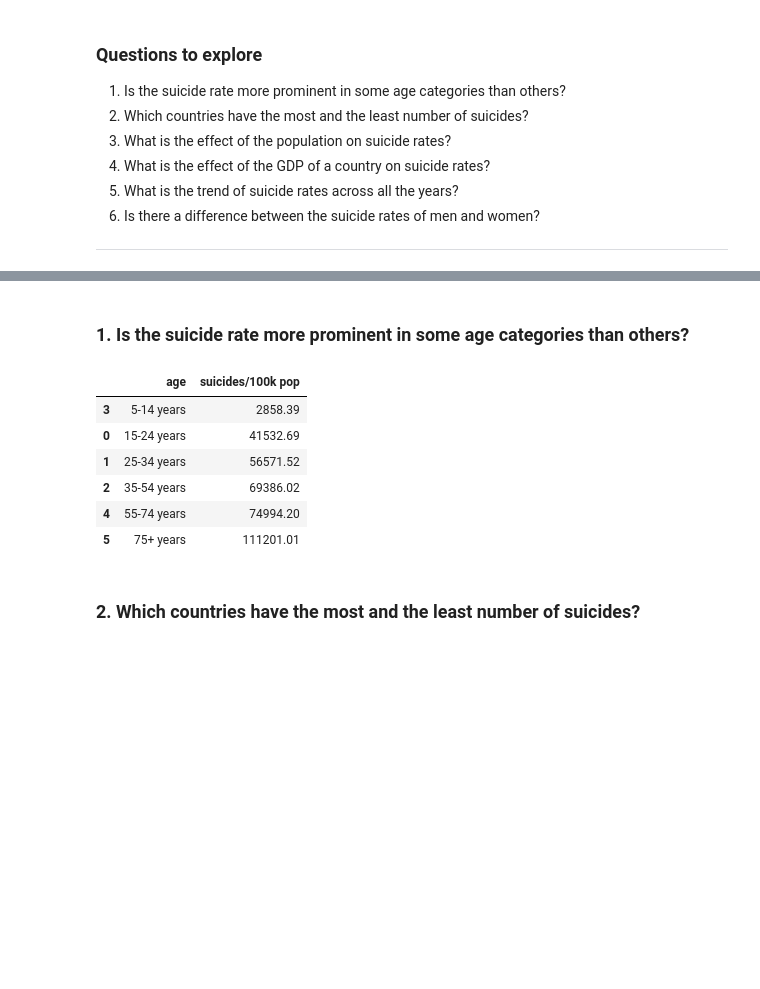
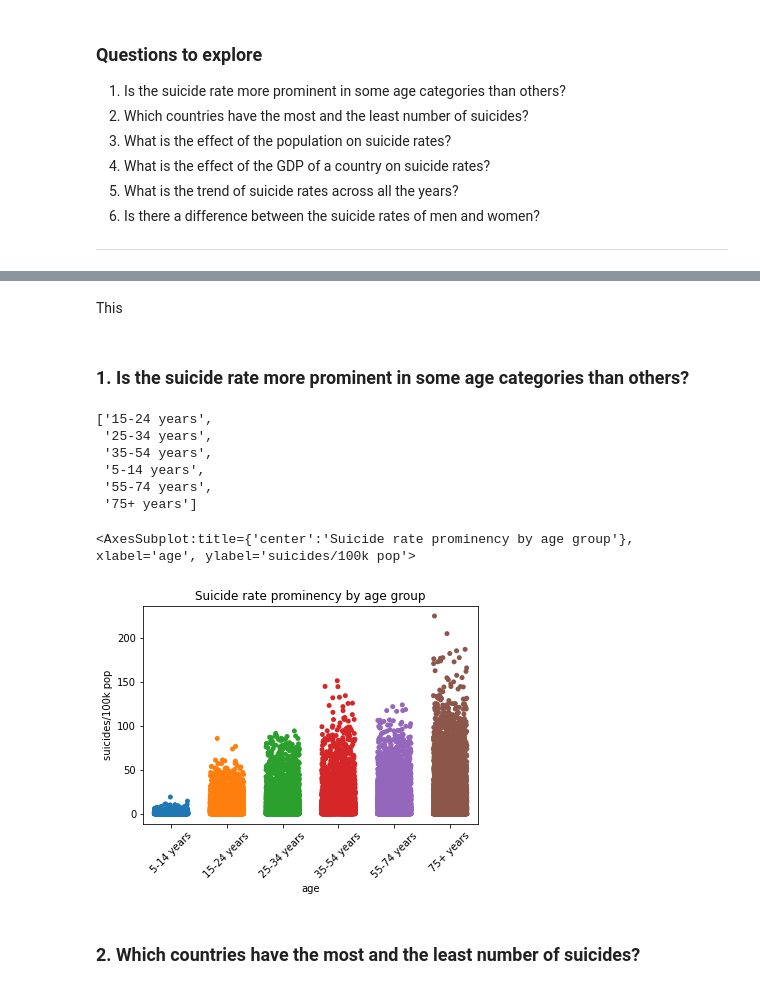
Before and after one commit to AlexHamn/suicide-rates-case-study, a Jupyter notebook: suicideRates.ipynb, the cells around one changed output, grey strips where cells are left out. Drawn from its saved outputs; the diff is of its cells as text; code cells hidden in the pictures; blank space fills up the shorter version.

Commit message:
Suicide rate prominency by age group

```diff
--- a/suicideRates.ipynb
+++ b/suicideRates.ipynb
@@ -35,15 +119,35 @@ df = pd.read_csv('./data/master.csv')
+# %% [markdown]
+This
 # %% [markdown]
 ### 1. Is the suicide rate more prominent in some age categories than others?
 # %%
-df.groupby('age')['suicides/100k pop'].sum().to_frame().reset_index().sort_values(by='suicides/100k pop')
+# agesToSuicideRate=df.groupby('age')['suicides/100k pop'].sum().to_frame().sort_values(by='suicides/100k pop').reset_index()
+agesToSuicideRate=df.sort_values(by='age').reset_index()
+
+ages = np.array(list(set(agesToSuicideRate['age'])))
+agesList=sorted(ages)
+agesList
 # %% [output]
-|  | age | suicides/100k pop |
-| 3 | 5-14 years | 2858.39 |
-| 0 | 15-24 years | 41532.69 |
-| 1 | 25-34 years | 56571.52 |
-| 2 | 35-54 years | 69386.02 |
-| 4 | 55-74 years | 74994.20 |
-| 5 | 75+ years | 111201.01 |
+['15-24 years',
+ '25-34 years',
+ '35-54 years',
+ '5-14 years',
+ '55-74 years',
+ '75+ years']
+# %%
+##agesToSuicideRate=df.groupby('age')['suicides/100k pop'].sum().to_frame().sort_values(['suicides/100k pop']).reset_index()
+plt.xticks(rotation=45)
+plt.title('Suicide rate prominency by age group')
+sns.stripplot(x = 'age', y = 'suicides/100k pop', data=agesToSuicideRate, order=['5-14 years',
+                                                                                  '15-24 years',
+                                                                                  '25-34 years',
+                                                                                  '35-54 years',
+                                                                                  '55-74 years',
+                                                                                  '75+ years'], jitter=0.3)
+# sns.swarmplot(x = 'age', y = 'suicides/100k pop', data=df)
+# %% [output]
+<AxesSubplot:title={'center':'Suicide rate prominency by age group'}, xlabel='age', ylabel='suicides/100k pop'>
+[figure, added]
 # %% [markdown]
 ### 2. Which countries have the most and the least number of suicides?
 # %% [markdown]
```
Also changed, not shown: parts of 10 cells of this notebook.
